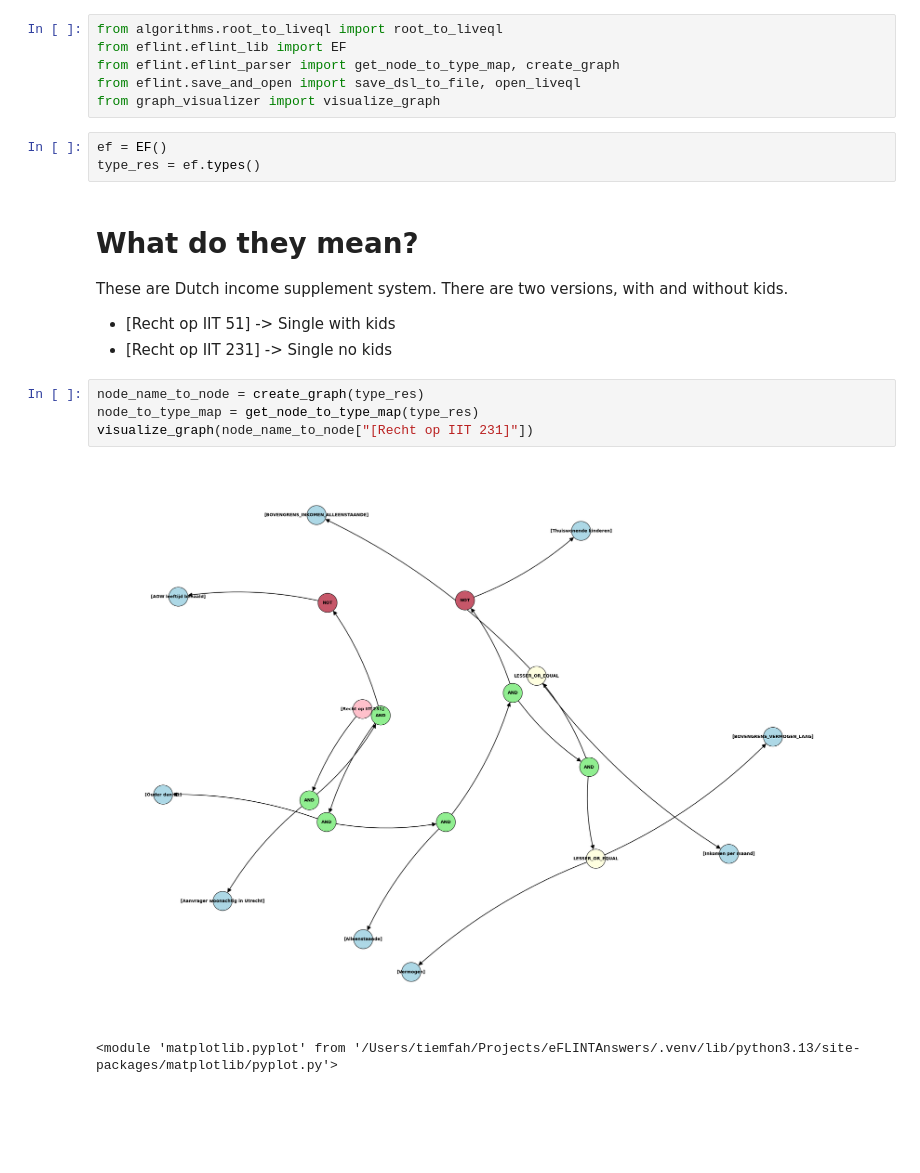
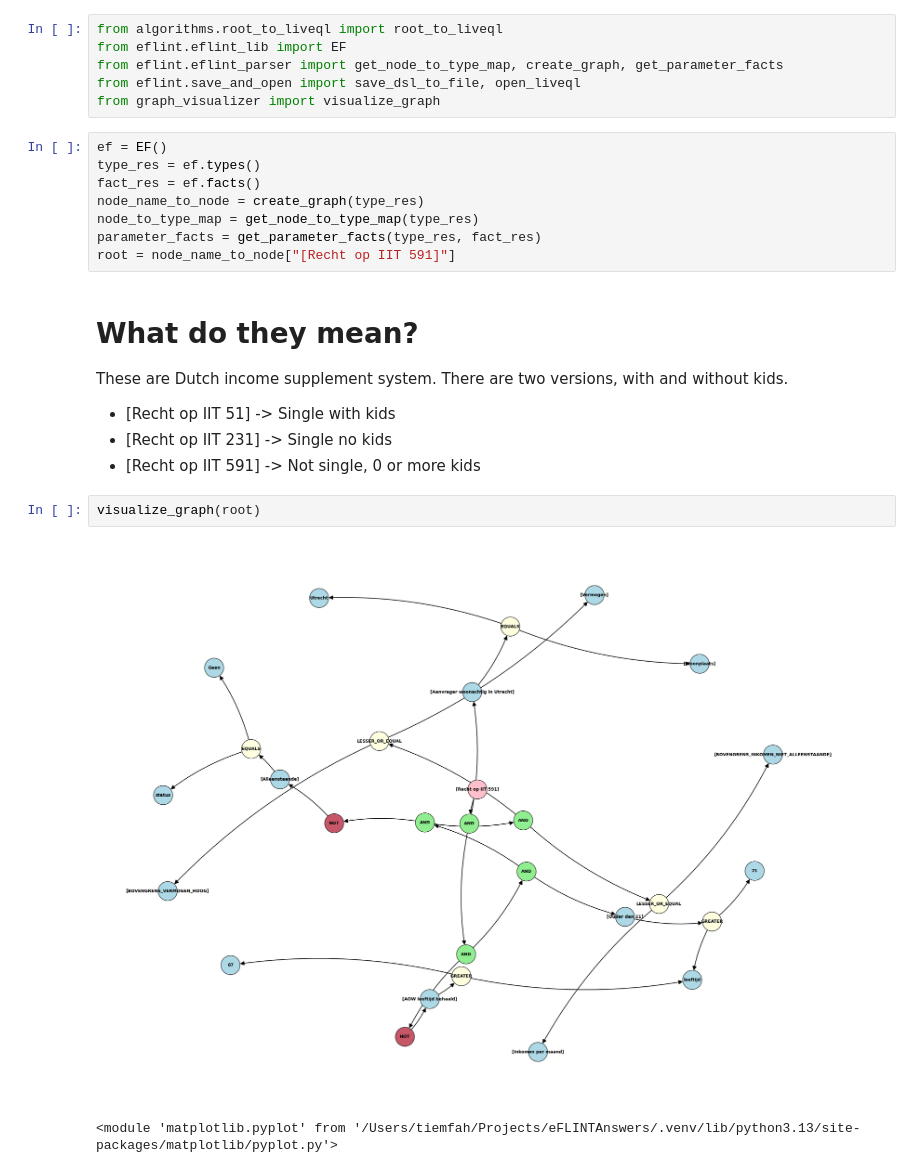
Before and after one commit to tiemfah/eFLINTAnswers, a Jupyter notebook: demos/income_supplement_demo.ipynb, the cells around one changed output. Cells and saved outputs as stored; diff of their text form; blank space fills up the shorter version.

```diff
--- a/demos/income_supplement_demo.ipynb
+++ b/demos/income_supplement_demo.ipynb
@@ -1,22 +1,26 @@
 # %%
 from algorithms.root_to_liveql import root_to_liveql
 from eflint.eflint_lib import EF
-from eflint.eflint_parser import get_node_to_type_map, create_graph
+from eflint.eflint_parser import get_node_to_type_map, create_graph, get_parameter_facts
 from eflint.save_and_open import save_dsl_to_file, open_liveql
 from graph_visualizer import visualize_graph
 # %%
 ef = EF()
 type_res = ef.types()
+fact_res = ef.facts()
+node_name_to_node = create_graph(type_res)
+node_to_type_map = get_node_to_type_map(type_res)
+parameter_facts = get_parameter_facts(type_res, fact_res)
+root = node_name_to_node["[Recht op IIT 591]"]
 # %% [markdown]
 # What do they mean?
 These are Dutch income supplement system. There are two versions, with and without kids.
 - [Recht op IIT 51] -> Single with kids
 - [Recht op IIT 231] -> Single no kids
+- [Recht op IIT 591] -> Not single, 0 or more kids
 # %%
-node_name_to_node = create_graph(type_res)
-node_to_type_map = get_node_to_type_map(type_res)
-visualize_graph(node_name_to_node["[Recht op IIT 231]"])
+visualize_graph(root)
 # %% [output]
-[figure, old version]
+[figure, new version]
 <module 'matplotlib.pyplot' from '/Users/tiemfah/Projects/eFLINTAnswers/.venv/lib/python3.13/site-packages/matplotlib/pyplot.py'>
 # %%
```
Also changed, not shown: parts of 3 cells of this notebook, 25 other files.
